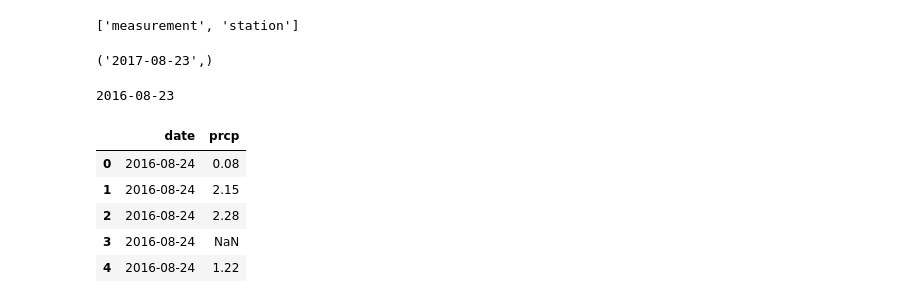
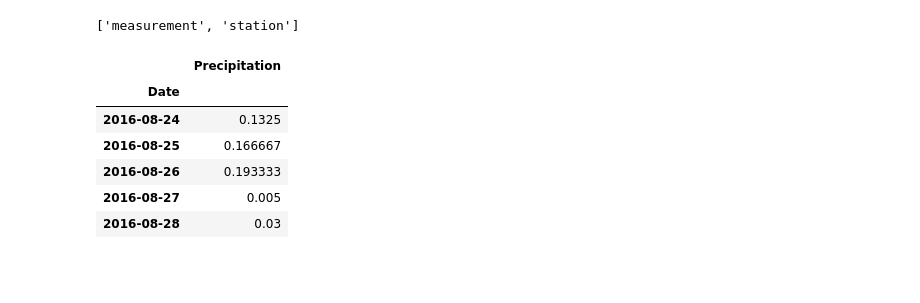
Before and after one commit to pdroscha/SurfsUp, a Jupyter notebook: Data Analysis.ipynb, the cells around one changed output. Cells and saved outputs as stored; diff of their text form; code cells hidden in the pictures; blank space fills up the shorter version.

Commit message:
completed station analysis

```diff
--- a/Data Analysis.ipynb
+++ b/Data Analysis.ipynb
@@ -28,17 +29,3 @@ Measurement = Base.classes.measurement
 Station = Base.classes.station
 # %%
 session = Session(engine)
-# %%
-# Design a query to retrieve the last 12 months of precipitation data and plot the results
-
-precipitation_data = session.query(Measurement.date).order_by(Measurement.date.desc()).first()
-print(precipitation_data)
-# %% [output]
-('2017-08-23',)
-# %%
-# Calculate the date 1 year ago from today
-
-year_ago = dt.date(2017, 8, 23) - dt.timedelta(days=365)
-print(year_ago)
-# %% [output]
-2016-08-23
@@ -51,12 +32,39 @@ order_by(Measurement.date).all()
+# %%
+# Precipitation Analysis
+
+# Design a query to retrieve the last 12 months of precipitation data and plot the results
+start_date = datetime.datetime.strptime("2017-08-23", "%Y-%m-%d")
+number_of_days = 365
+dates = [start_date - datetime.timedelta(days=x) for x in range(0, number_of_days)]
+
+# Convert to a list
+string_dates = []
+for date in dates:
+    new_date = date.strftime("%Y-%m-%d")
+    string_dates.append(new_date)
+# %%
+# Get the precipitation data
+precipitation_results = session.query(func.avg(Measurement.prcp), Measurement.date)\
+               .filter(Measurement.date.in_(string_dates))\
+               .group_by(Measurement.date)
+
+# Converting to a list
+precipitation_data = []
+for res in precipitation_results:
+    precipitation_data.append(res[0])
 # %%
+# Perform a query to retrieve the data and precipitation scores
 # Save the query results as a Pandas DataFrame and set the index to the date column
 
-precipitation_df = pd.DataFrame(precipitation)
+precipitation_df = pd.DataFrame([string_dates[::-1], precipitation_data[::-1]]).T
+precipitation_df.rename(columns={0: "Date", 1: "Precipitation"}, inplace=True)
+precipitation_df.set_index("Date", inplace=True)
 precipitation_df.head()
 # %% [output]
-|  | date | prcp |
-| 0 | 2016-08-24 | 0.08 |
-| 1 | 2016-08-24 | 2.15 |
-| 2 | 2016-08-24 | 2.28 |
-| 3 | 2016-08-24 | NaN |
-| 4 | 2016-08-24 | 1.22 |
+|  | Precipitation |
+| Date |  |
+| 2016-08-24 | 0.1325 |
+| 2016-08-25 | 0.166667 |
+| 2016-08-26 | 0.193333 |
+| 2016-08-27 | 0.005 |
+| 2016-08-28 | 0.03 |
```
Also changed, not shown: parts of 14 cells of this notebook, 2 other files.
